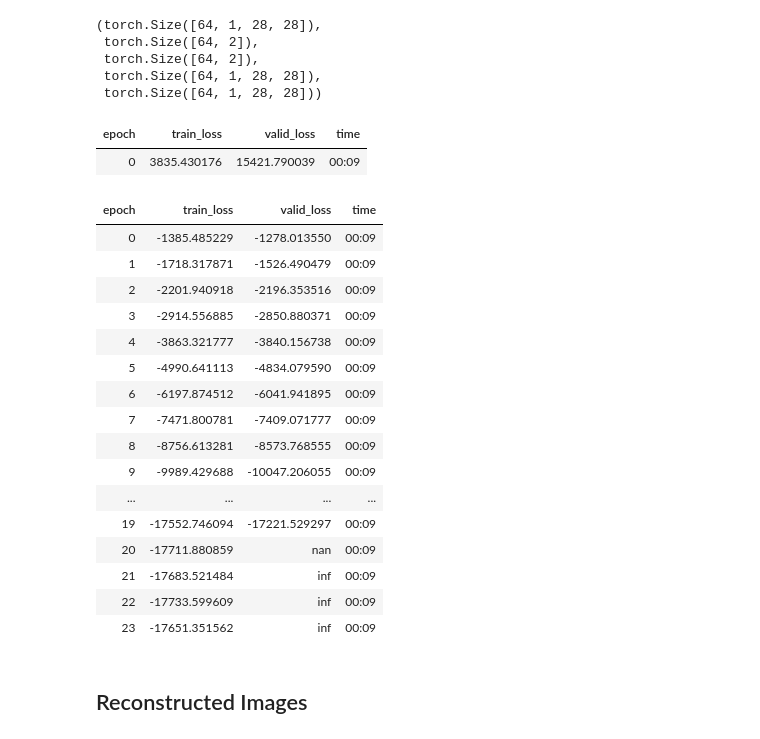
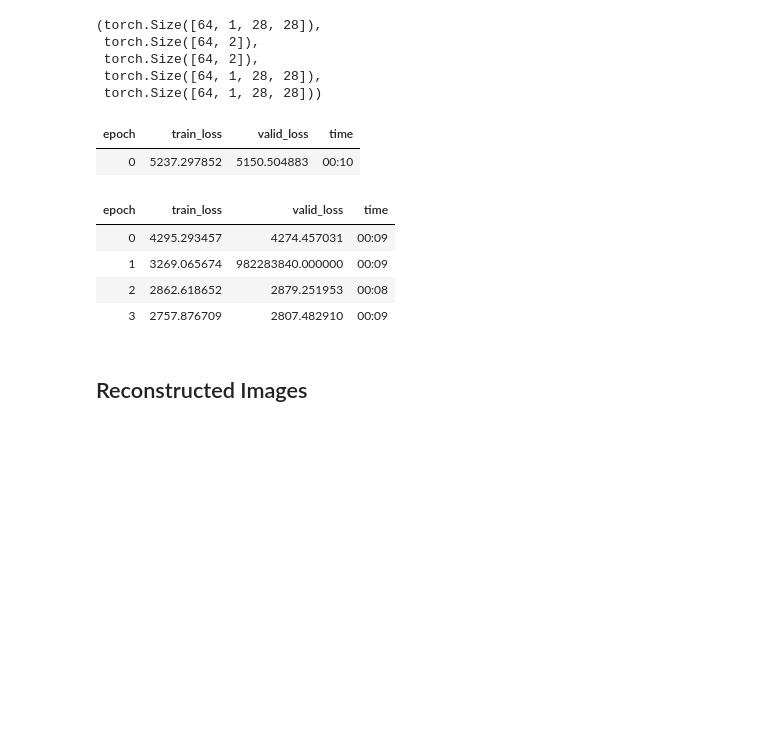
Before and after one commit to azaidi06/generative, a Jupyter notebook: vae.ipynb, the cells around one changed output. Cells and saved outputs as stored; diff of their text form; code cells hidden in the pictures; blank space fills up the shorter version.

Commit message:
refactored/init clean of vae nb

```diff
--- a/vae.ipynb
+++ b/vae.ipynb
@@ -141,19 +60,3 @@ recon.shape, zm.shape, zv.shape, batch[0].shape, recon.shape
  torch.Size([64, 2]),
  torch.Size([64, 1, 28, 28]),
  torch.Size([64, 1, 28, 28]))
-# %%
-# CHANGED FastAI source code/learner function to
-# This will NOT work as is issue with backward pass
-# https://discuss.pytorch.org/t/runtimeerror-trying-to-backward-through-the-graph-a-second-time-but-the-buffers-have-already-been-freed-specify-retain-graph-true-when-calling-backward-the-first-time/6795/2?u=aza
-class FeatureLoss(Module):
-    def __init__(self):
-        self.recon_loss = torch.nn.BCEWithLogitsLoss()
-        self.kl_loss = KlLoss()
-
-    def forward(self, preds, ys):#reconstruction, z_mean, z_var, target):
-        reconstruction, z_mean, z_var = preds
-        #pdb.set_trace()
-        reconstruction_loss = self.recon_loss(reconstruction, ys)
-        kl_loss = self.kl_loss(z_mean, z_var)
-        total_loss = reconstruction_loss + kl_loss
-        return total_loss
@@ -172,26 +63,14 @@ class KlLoss(Module):
 # %%
-learner = Learner(dls, model, loss_func=FeatureLoss())
+learner = Learner(dls, model, loss_func=FeatureLoss(cross_entropy=False))
-# %%
-learner.fine_tune(24, 3e-2)
-# %% [output]
-| epoch | train_loss | valid_loss | time |
-| 0 | 3835.430176 | 15421.790039 | 00:09 |
-| epoch | train_loss | valid_loss | time |
-| 0 | -1385.485229 | -1278.013550 | 00:09 |
-| 1 | -1718.317871 | -1526.490479 | 00:09 |
-| 2 | -2201.940918 | -2196.353516 | 00:09 |
-| 3 | -2914.556885 | -2850.880371 | 00:09 |
-| 4 | -3863.321777 | -3840.156738 | 00:09 |
-| 5 | -4990.641113 | -4834.079590 | 00:09 |
-| 6 | -6197.874512 | -6041.941895 | 00:09 |
-| 7 | -7471.800781 | -7409.071777 | 00:09 |
-| 8 | -8756.613281 | -8573.768555 | 00:09 |
-| 9 | -9989.429688 | -10047.206055 | 00:09 |
-| ... | ... | ... | ... |
-| 19 | -17552.746094 | -17221.529297 | 00:09 |
-| 20 | -17711.880859 | nan | 00:09 |
-| 21 | -17683.521484 | inf | 00:09 |
-| 22 | -17733.599609 | inf | 00:09 |
-| 23 | -17651.351562 | inf | 00:09 |
+# %%
+learner.fine_tune(4, 3e-2)
+# %% [output]
+| epoch | train_loss | valid_loss | time |
+| 0 | 5237.297852 | 5150.504883 | 00:10 |
+| epoch | train_loss | valid_loss | time |
+| 0 | 4295.293457 | 4274.457031 | 00:09 |
+| 1 | 3269.065674 | 982283840.000000 | 00:09 |
+| 2 | 2862.618652 | 2879.251953 | 00:08 |
+| 3 | 2757.876709 | 2807.482910 | 00:09 |
 # %% [markdown]
 ## Reconstructed Images
```
Also changed, not shown: parts of 9 cells of this notebook, 2 other files.
